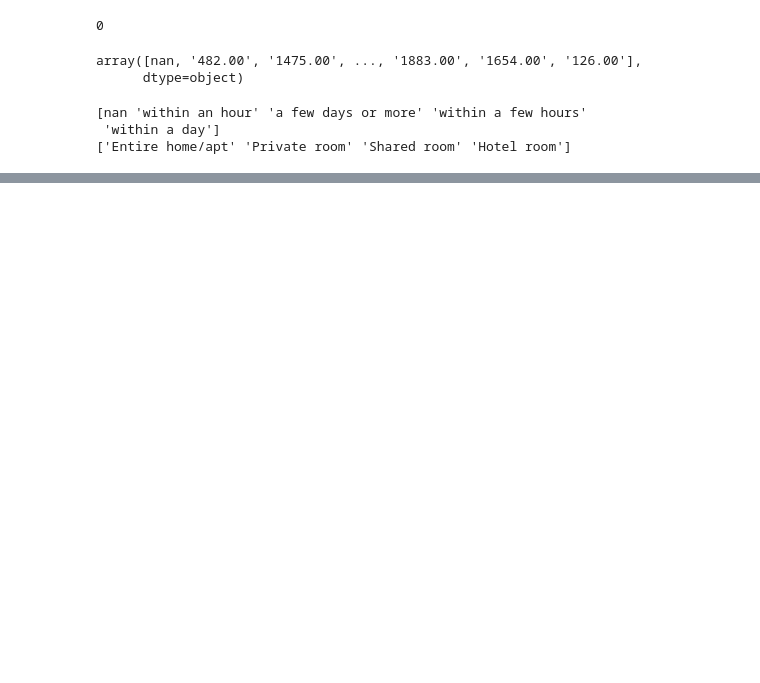
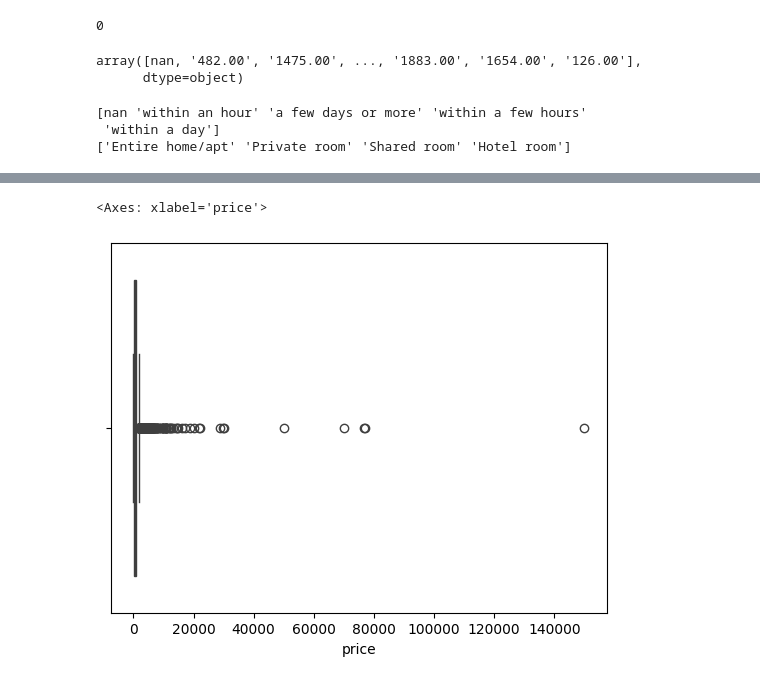
Before and after one commit to alelledo/Hong-Kong_project, a Jupyter notebook: Hong-Kong-project.ipynb, the cells around one changed output, grey strips where cells are left out. Saved outputs shown, nothing was run; the diff lists cells and outputs as text; code cells hidden in the pictures; blank space fills up the shorter version.

```diff
--- a/Hong-Kong-project.ipynb
+++ b/Hong-Kong-project.ipynb
@@ -159,0 +178,5 @@ listings[percentage_columns] = listings[percentage_columns].replace('%', '', reg
+# %%
+sns.boxplot(x=listings['price'])
+# %% [output]
+<Axes: xlabel='price'>
+[figure, added]
```
Also changed, not shown: parts of 11 cells of this notebook.
